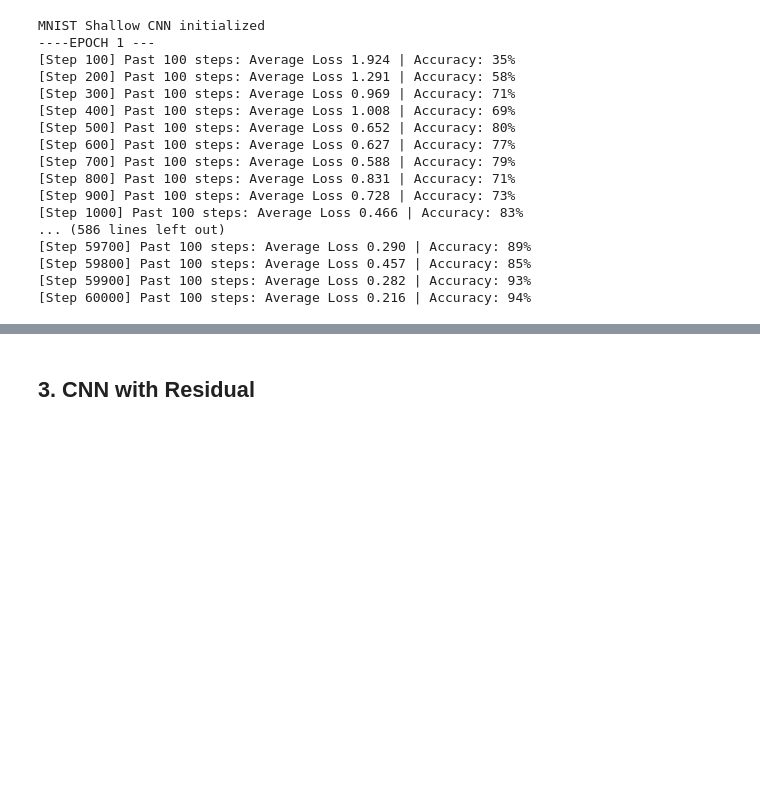
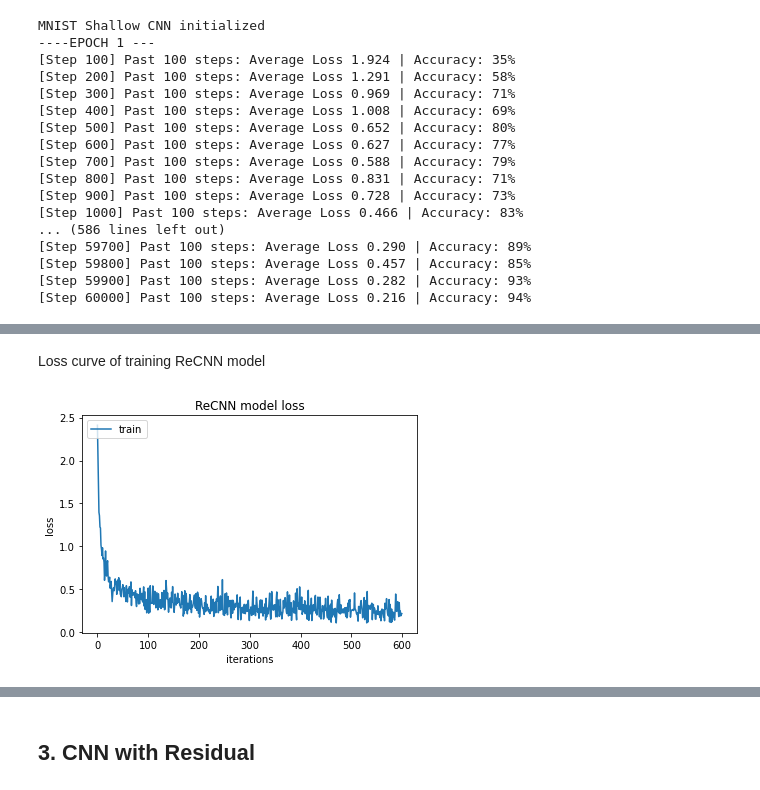
Before and after one commit to thanhhocse96/DeepLearningDemo, a Jupyter notebook: CNN.ipynb, the cells around one changed output, grey strips where cells are left out. Saved outputs shown, nothing was run; the diff lists cells and outputs as text; code cells hidden in the pictures; blank space fills up the shorter version.

```diff
--- a/CNN.ipynb
+++ b/CNN.ipynb
@@ -413,0 +460,34 @@ class ReLU:
+# %%
+ReCNN_history = {'loss': [], 'accuracy': []}
+# %%
+print('MNIST CNN with ReLU activation initialized')
+
+ReCNN_train_Images = trainingImages
+ReCNN_train_Labels = trainingLabels
+
+for epoch in range(1):
+    print('----EPOCH %d ---'%(epoch+1))
+
+    #shuffle the training data
+    permutation = np.random.permutation(len(ReCNN_train_Images))
+    ReCNN_train_Images = ReCNN_train_Images[permutation]
+    ReCNN_train_Labels = ReCNN_train_Labels[permutation]
+
+
+    loss = 0
+    num_correct = 0
+
+    for i, (im, label) in enumerate(zip(ReCNN_train_Images, ReCNN_train_Labels)):
+
+        #print stats every 100 steps
+        if(i>0 and i % 100 == 99):
+            print('[Step %d] Past 100 steps: Average Loss %.3f | Accuracy: %d%%' %(i + 1, loss / 100, num_correct))
+
+            ReCNN_history['loss'].append(loss/100)
+            ReCNN_history['accuracy'].append(num_correct/100)
+
+            loss = 0
+            num_correct = 0
+        l, acc = ReCNNtrain(im, label)
+        loss += l
+        num_correct += acc
@@ -413,0 +512,6 @@ class ReLU:
+# %% [markdown]
+Loss curve of training ReCNN model
+# %%
+ReCNN_loss_curve = history_chart(ReCNN_history['loss'], 'ReCNN model loss', 'iterations', 'loss', 'train')
+# %% [output]
+[figure, added]
```
Also changed, not shown: parts of 39 cells of this notebook, 3 other files.
